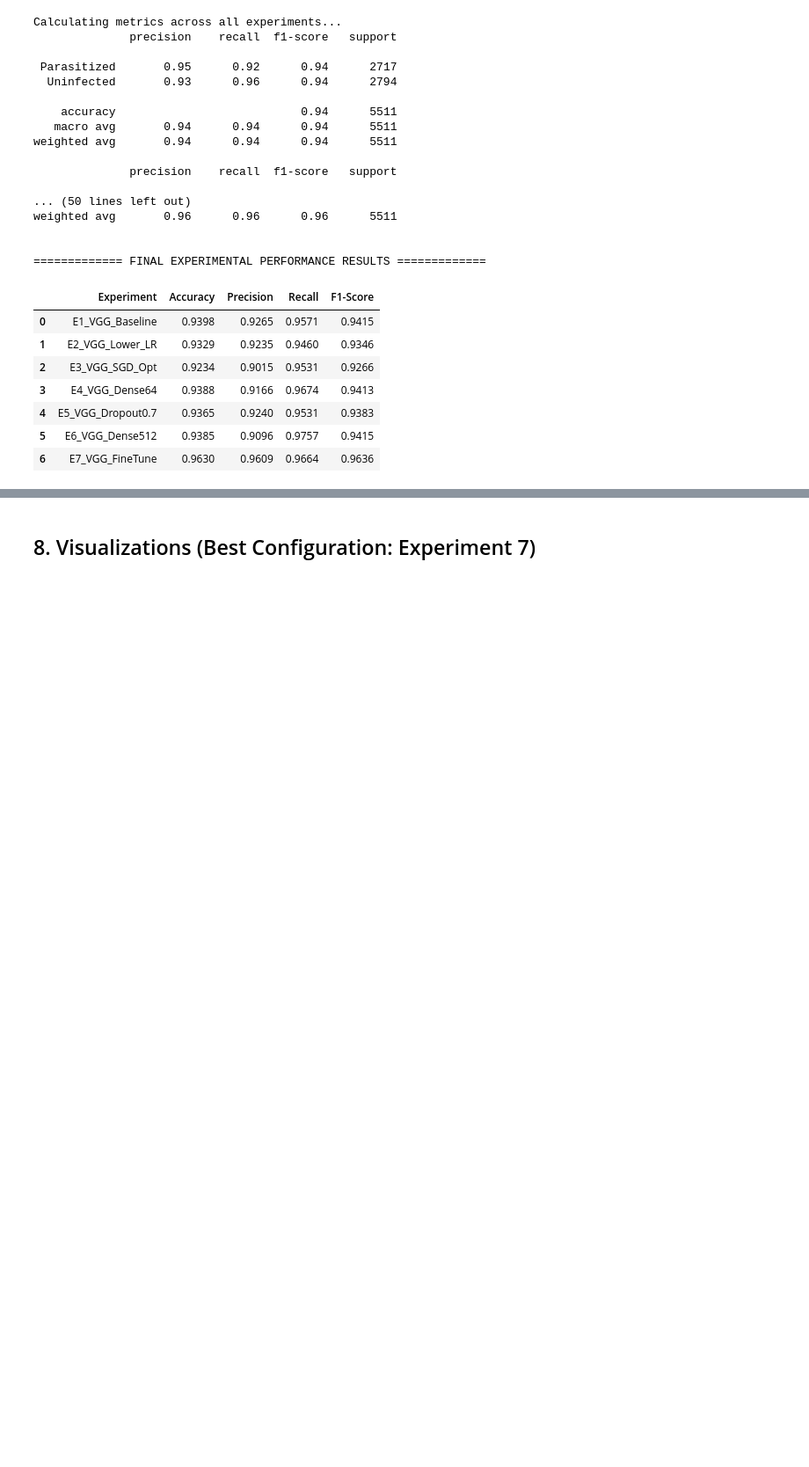
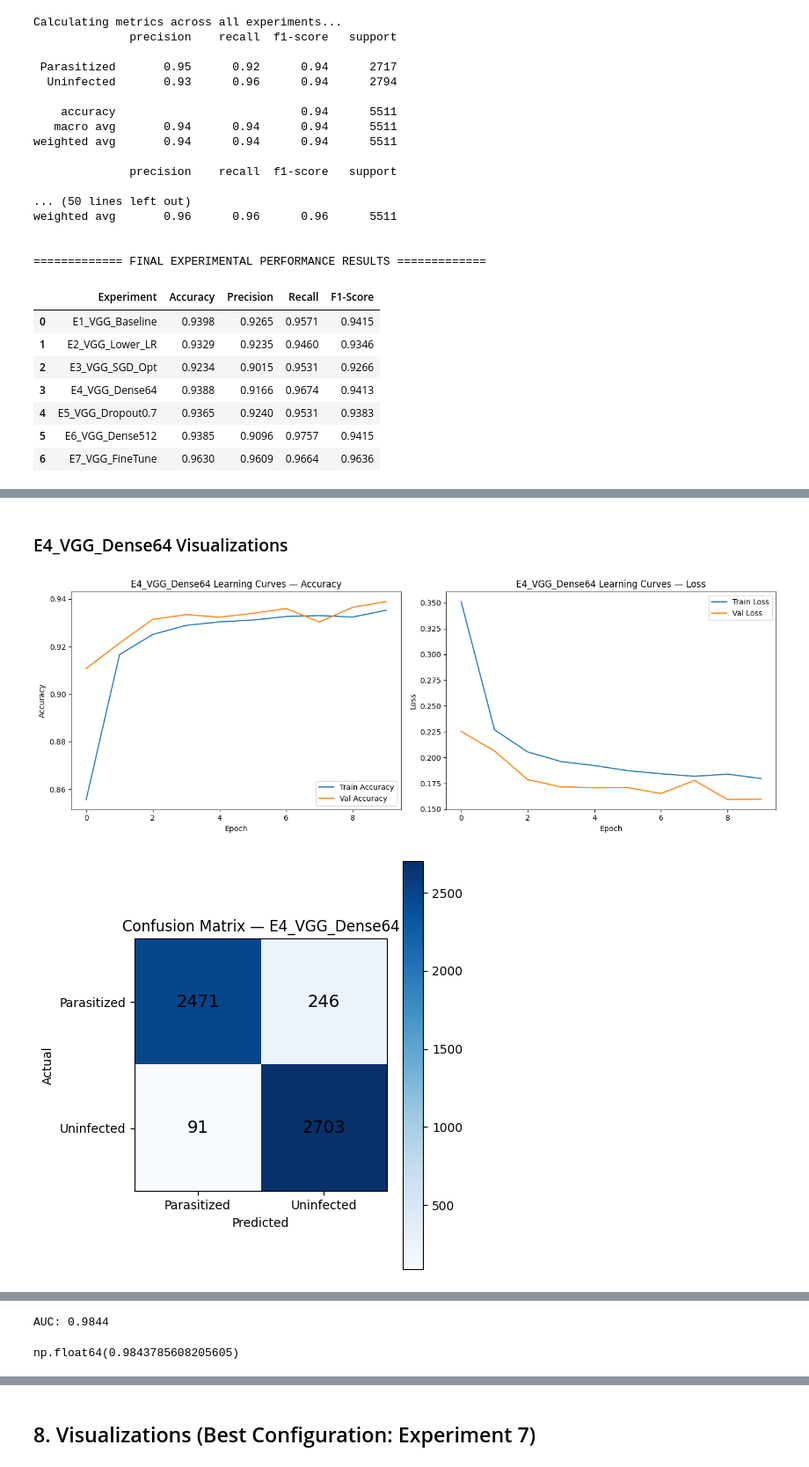
Before and after one commit to Tresorshingiro/Malaria-Diagnosis-CNN-Transfer-Learning, a Jupyter notebook: model3_vgg16.ipynb, the cells around one changed output, grey strips where cells are left out. Shown at 88% size. Drawn from its saved outputs; the diff is of its cells as text; code cells hidden in the pictures; blank space fills up the shorter version.

```diff
--- a/model3_vgg16.ipynb
+++ b/model3_vgg16.ipynb
@@ -449,0 +489,10 @@ weighted avg       0.96      0.96      0.96      5511
+# %% [markdown]
+### E4_VGG_Dense64 Visualizations
+# %%
+plot_learning_curves(hist_vgg4, title="E4_VGG_Dense64 Learning Curves")
+y_true, y_pred, y_scores = all_vgg_preds["E4_VGG_Dense64"]
+plot_confusion_matrix(y_true, y_pred, title="Confusion Matrix — E4_VGG_Dense64")
+plot_roc_curve(y_true, y_scores, title="ROC Curve — E4_VGG_Dense64")
+# %% [output]
+[figure, added]
+[figure, added]
@@ -449,0 +500,2 @@ weighted avg       0.96      0.96      0.96      5511
+AUC: 0.9844
+np.float64(0.9843785608205605)
```
Also changed, not shown: parts of 11 cells of this notebook.
